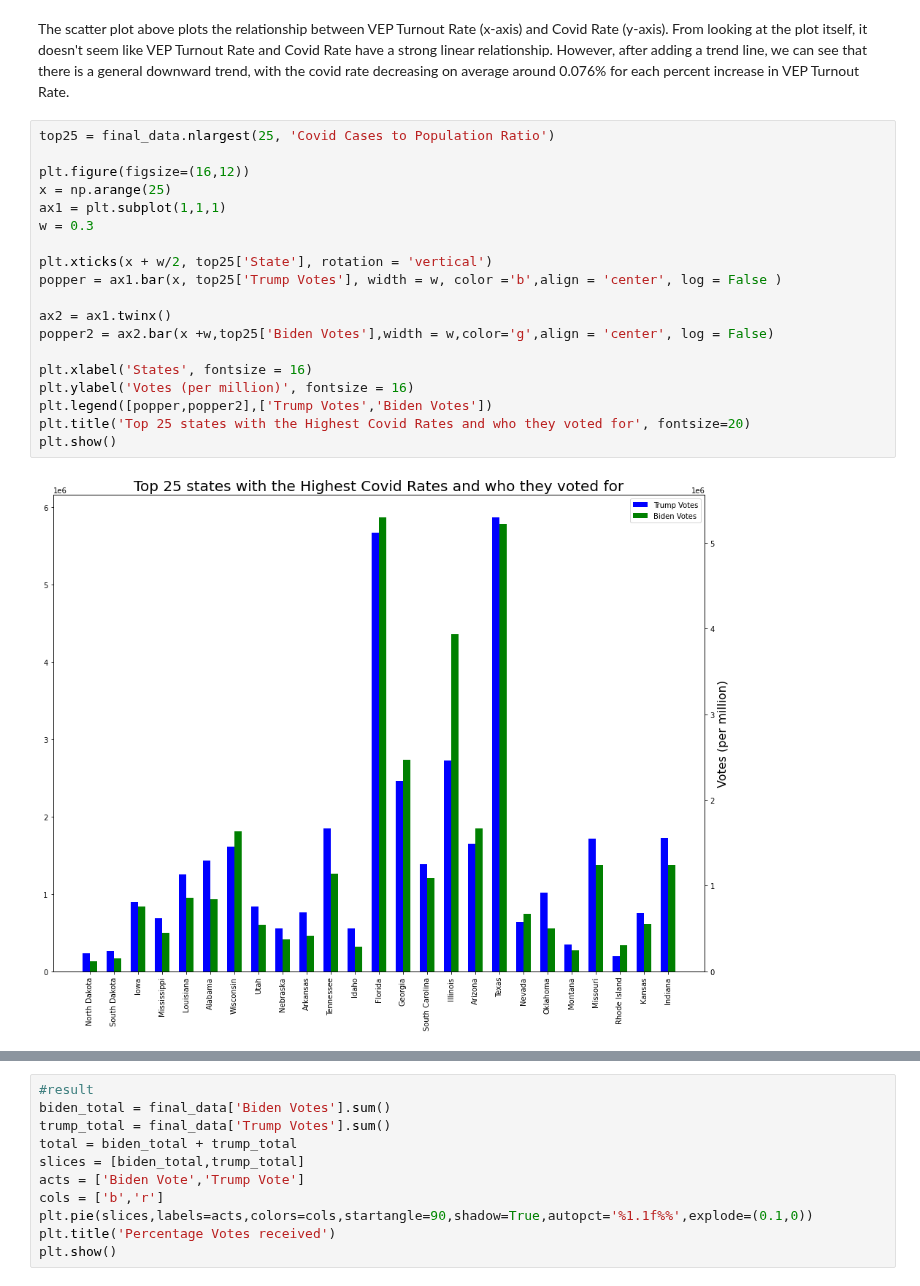
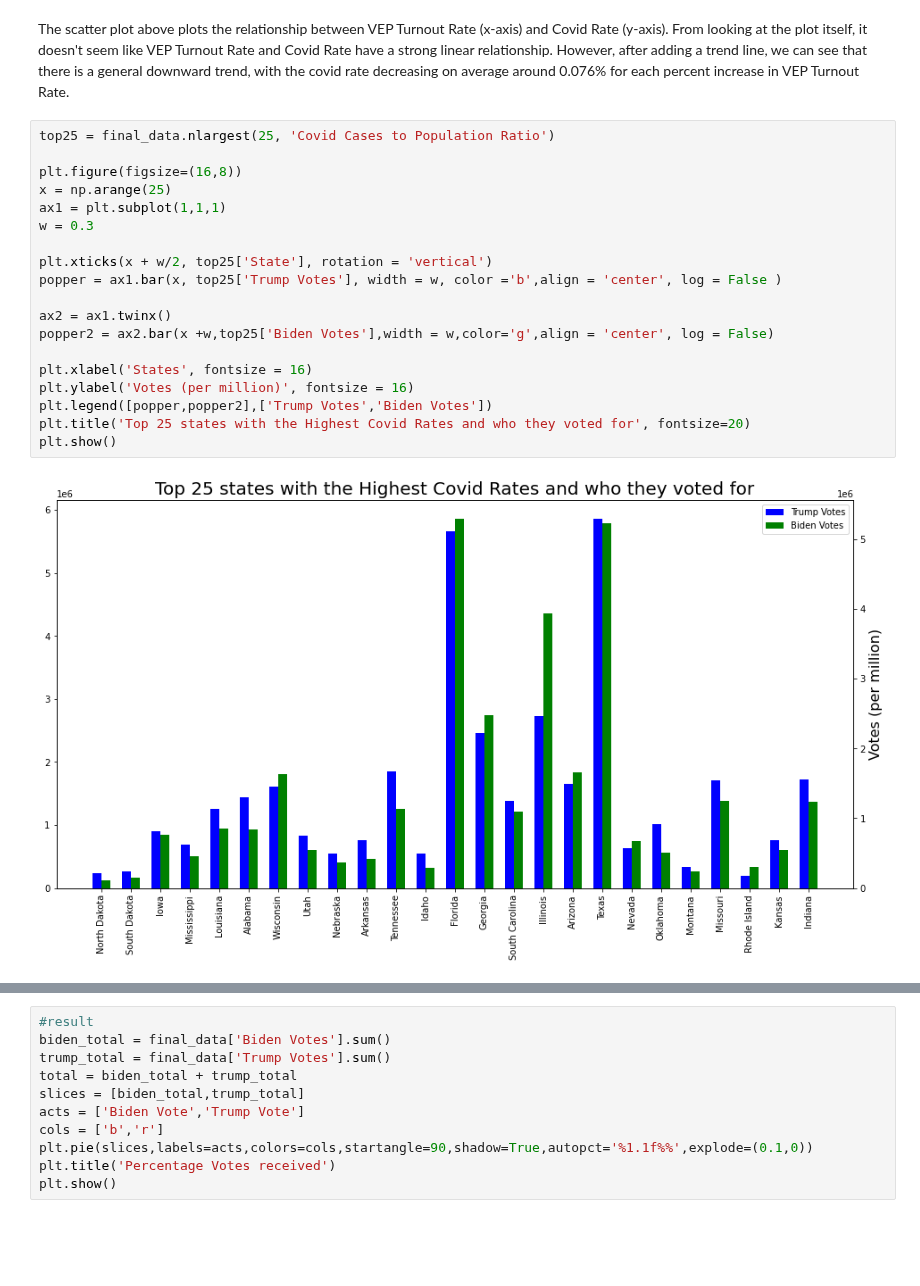
Before and after one commit to Nnaga1/COVID19-and-the-2020-election, a Jupyter notebook: final_tut.ipynb, the cells around one changed output, grey strips where cells are left out. Cells and saved outputs as stored; diff of their text form; blank space fills up the shorter version.

```diff
--- a/final_tut.ipynb
+++ b/final_tut.ipynb
@@ -207,23 +207,23 @@ The scatter plot above plots the relationship between VEP Turnout Rate (x-axis)
 # %%
 top25 = final_data.nlargest(25, 'Covid Cases to Population Ratio')
 
-plt.figure(figsize=(16,12))
+plt.figure(figsize=(16,8))
 x = np.arange(25)
 ax1 = plt.subplot(1,1,1)
 w = 0.3
 
 plt.xticks(x + w/2, top25['State'], rotation = 'vertical')
 popper = ax1.bar(x, top25['Trump Votes'], width = w, color ='b',align = 'center', log = False )
 
 ax2 = ax1.twinx()
 popper2 = ax2.bar(x +w,top25['Biden Votes'],width = w,color='g',align = 'center', log = False)
 
 plt.xlabel('States', fontsize = 16)
 plt.ylabel('Votes (per million)', fontsize = 16)
 plt.legend([popper,popper2],['Trump Votes','Biden Votes'])
 plt.title('Top 25 states with the Highest Covid Rates and who they voted for', fontsize=20)
 plt.show()
 # %% [output]
-[figure, old version]
+[figure, new version]
 # %%
 bottom25 = final_data.nsmallest(25, 'Covid Cases to Population Ratio')
```
Also changed, not shown: parts of 1 cell of this notebook, 1 other file.
